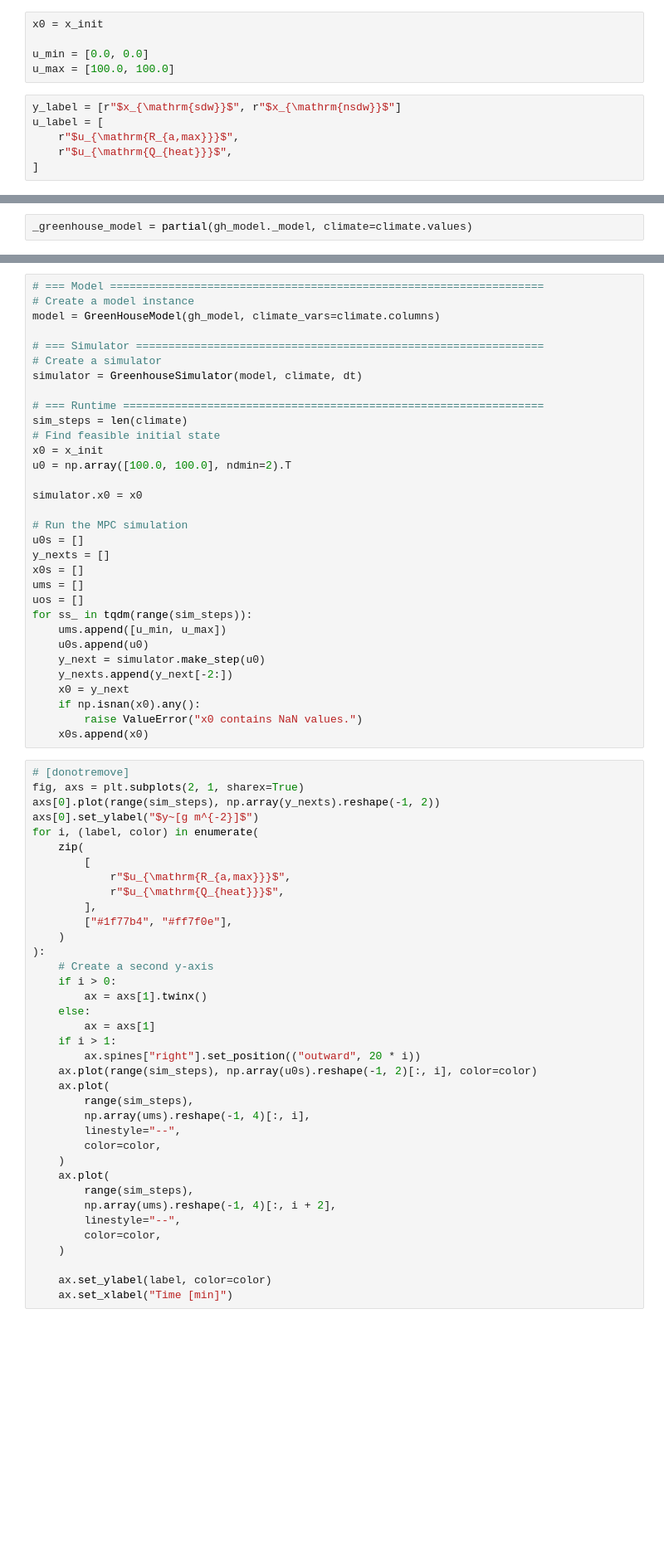
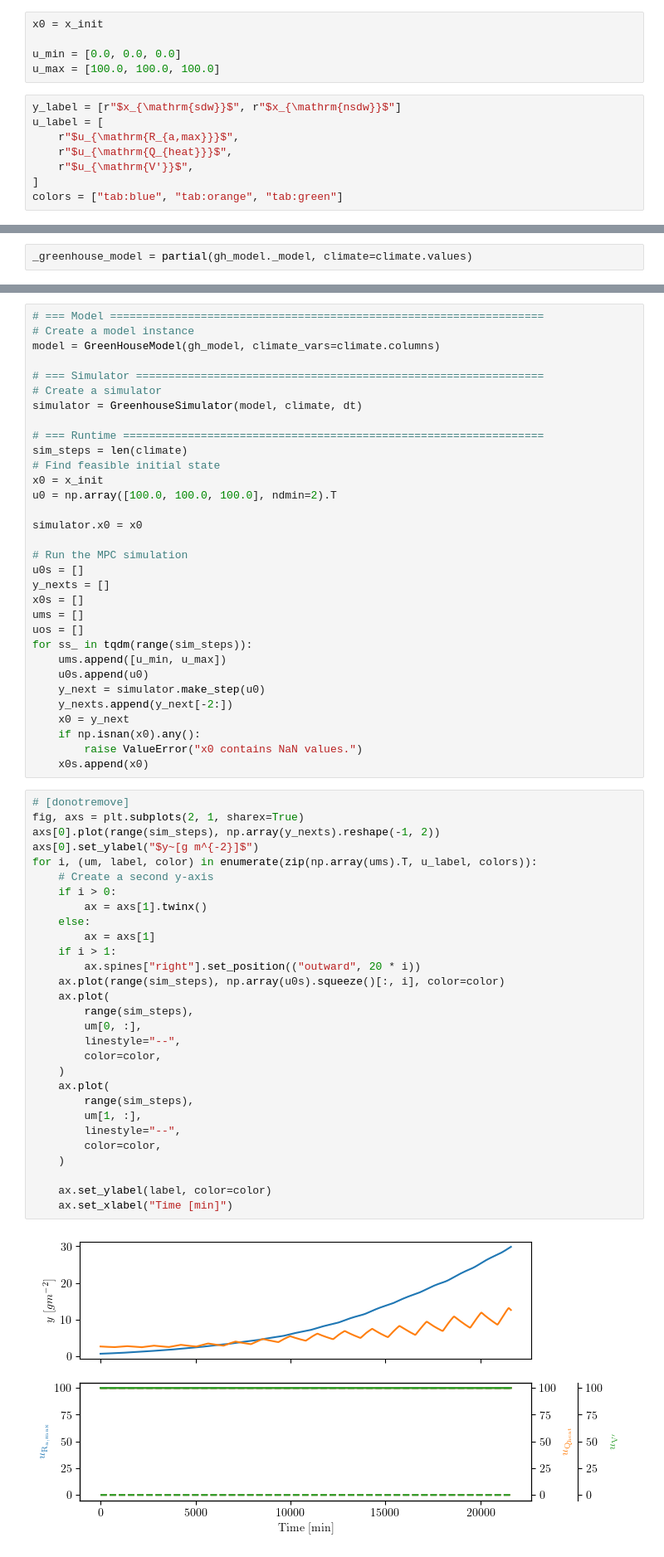
Before and after one commit to MarekWadinger/ecompc-greenhouse-platform, a Jupyter notebook: greenhouse_model.ipynb, the cells around one changed output, grey strips where cells are left out. Shown at 83% size. Saved outputs shown, nothing was run; the diff lists cells and outputs as text; blank space fills up the shorter version.

```diff
--- a/greenhouse_model.ipynb
+++ b/greenhouse_model.ipynb
@@ -105,14 +105,16 @@ plt.show()
 # %%
 x0 = x_init
 
-u_min = [0.0, 0.0]
-u_max = [100.0, 100.0]
+u_min = [0.0, 0.0, 0.0]
+u_max = [100.0, 100.0, 100.0]
 # %%
 y_label = [r"$x_{\mathrm{sdw}}$", r"$x_{\mathrm{nsdw}}$"]
 u_label = [
     r"$u_{\mathrm{R_{a,max}}}$",
     r"$u_{\mathrm{Q_{heat}}}$",
+    r"$u_{\mathrm{V'}}$",
 ]
+colors = ["tab:blue", "tab:orange", "tab:green"]
 # %%
 greenhouse_model = partial(gh_model.model, climate=climate.values)
 # %%
@@ -212,7 +218,7 @@ simulator = GreenhouseSimulator(model, climate, dt)
 sim_steps = len(climate)
 # Find feasible initial state
 x0 = x_init
-u0 = np.array([100.0, 100.0], ndmin=2).T
+u0 = np.array([100.0, 100.0, 100.0], ndmin=2).T
 
 simulator.x0 = x0
 
@@ -234,40 +240,34 @@ for ss_ in tqdm(range(sim_steps)):
 # %%
 # [donotremove]
 fig, axs = plt.subplots(2, 1, sharex=True)
 axs[0].plot(range(sim_steps), np.array(y_nexts).reshape(-1, 2))
 axs[0].set_ylabel("$y~[g m^{-2}]$")
-for i, (label, color) in enumerate(
-    zip(
-        [
-            r"$u_{\mathrm{R_{a,max}}}$",
-            r"$u_{\mathrm{Q_{heat}}}$",
-        ],
-        ["#1f77b4", "#ff7f0e"],
-    )
-):
+for i, (um, label, color) in enumerate(zip(np.array(ums).T, u_label, colors)):
     # Create a second y-axis
     if i > 0:
         ax = axs[1].twinx()
     else:
         ax = axs[1]
     if i > 1:
         ax.spines["right"].set_position(("outward", 20 * i))
-    ax.plot(range(sim_steps), np.array(u0s).reshape(-1, 2)[:, i], color=color)
+    ax.plot(range(sim_steps), np.array(u0s).squeeze()[:, i], color=color)
     ax.plot(
         range(sim_steps),
-        np.array(ums).reshape(-1, 4)[:, i],
+        um[0, :],
         linestyle="--",
         color=color,
     )
     ax.plot(
         range(sim_steps),
-        np.array(ums).reshape(-1, 4)[:, i + 2],
+        um[1, :],
         linestyle="--",
         color=color,
     )
 
     ax.set_ylabel(label, color=color)
     ax.set_xlabel("Time [min]")
+# %% [output]
+[figure, added]
 # %%
 model = GreenHouseModel(gh_model, climate_vars=climate.columns)
 
```
Also changed, not shown: parts of 5 cells of this notebook, 5 other files.
